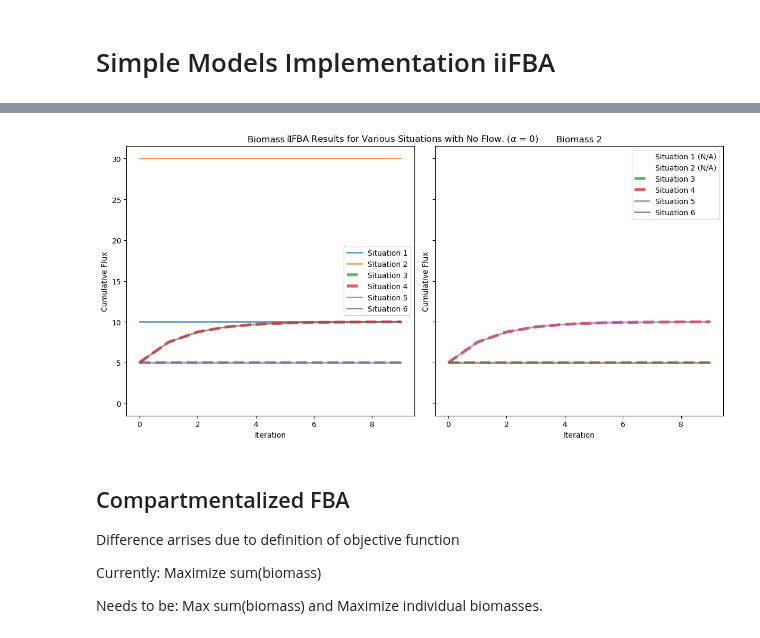
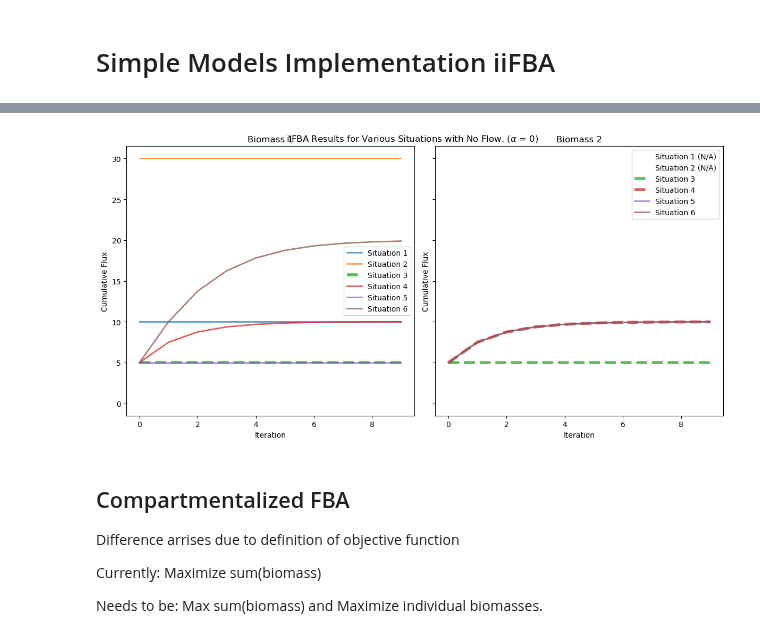
Before and after one commit to m-3-lab/iiFBA, a Jupyter notebook: Examples/simple_iiFBA_usage.ipynb, the cells around one changed output, grey strips where cells are left out. Drawn from its saved outputs; the diff is of its cells as text; code cells hidden in the pictures.

```diff
--- a/Examples/simple_iiFBA_usage.ipynb
+++ b/Examples/simple_iiFBA_usage.ipynb
@@ -105,36 +105,34 @@ for line in ax2.get_lines():
 	line.set_alpha(0.75)  # Set transparency for all lines in ax1
 	line.set_lw(2)
 
 ax1.get_lines()[2].set_lw(4)# 5 overlaps with 3
 ax1.get_lines()[2].set_ls("--")
-ax1.get_lines()[3].set_lw(4)# 6 overlaps with 4
-ax1.get_lines()[3].set_ls("--")
 
 ax2.get_lines()[3].set_lw(4) # 5 overlaps with 4
 ax2.get_lines()[3].set_ls("--")
 ax2.get_lines()[2].set_lw(4) # 6 overlaps with 3
 ax2.get_lines()[2].set_ls("--")
 ax2.get_lines()[0].set_lw(0)
 ax2.get_lines()[1].set_lw(0)
 
 # Update legends
 ax1.legend(['Situation 1', 'Situation 2', 'Situation 3', 'Situation 4', 'Situation 5', "Situation 6"])
 ax2.legend(['Situation 1 (N/A)', 'Situation 2 (N/A)', 'Situation 3', 'Situation 4', 'Situation 5', "Situation 6"])
 
 # Method 3: Get and modify legend properties
 legend1 = ax1.get_legend()
 legend2 = ax2.get_legend()
 
 # Use display() to show the updated plot
 ax1.set_title("Biomass 1")
 ax2.set_title("Biomass 2")
 
 
 fig.tight_layout()
 fig.suptitle(r"iiFBA Results for Various Situations with No Flow. ($\alpha$ = 0)")
 display(fig)
 # %% [output]
-[figure, old version]
+[figure, new version]
 # %% [markdown]
 ## Compartmentalized FBA
 Difference arrises due to definition of objective function
```
Also changed, not shown: parts of 4 cells of this notebook.
